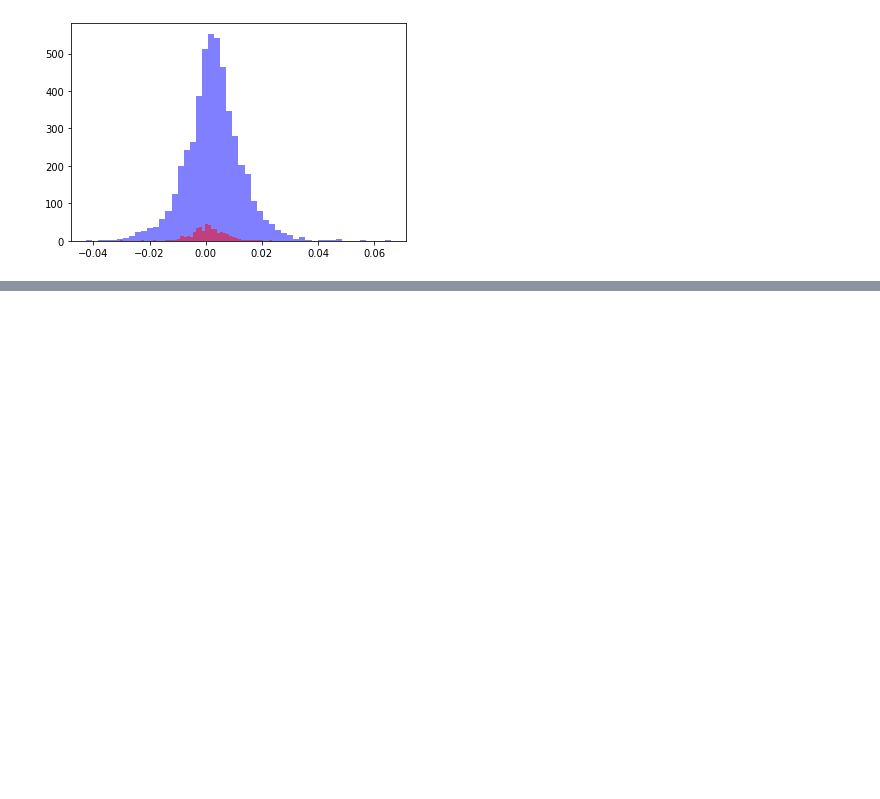
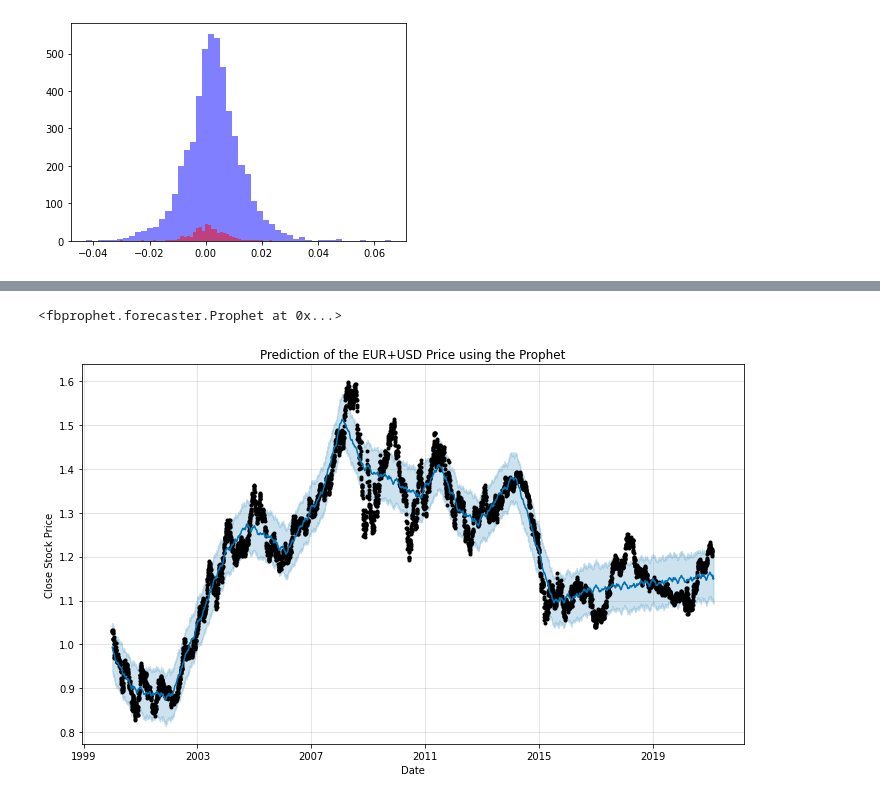
Before and after one commit to Smartsie/Invest, a Jupyter notebook: Invest_with_Currency.ipynb, the cells around one changed output, grey strips where cells are left out. Saved outputs shown, nothing was run; the diff lists cells and outputs as text; code cells hidden in the pictures; blank space fills up the shorter version.

Commit message:
Fb Prophet added

```diff
--- a/Invest_with_Currency.ipynb
+++ b/Invest_with_Currency.ipynb
@@ -701,0 +635,8 @@ ValueError: ignored
+# %%
+data['ds']=data.index
+data['y']=data.Close
+# Select only the important features i.e. the date and price
+#data = data[["Date","Close"]] # select Date and Price
+# Rename the features: These names are NEEDED for the model fitting
+#data = data.rename(columns = {"Date":"ds","Close":"y"}) #renaming the columns of the dataset
+data.head(5)
@@ -701,0 +651,21 @@ ValueError: ignored
+# %%
+df=data[['ds','y','EURJPY']]
+df=df.reset_index()
+# %%
+from fbprophet import Prophet
+m = Prophet(yearly_seasonality=20,daily_seasonality = True) # the Prophet class (model)
+#m.add_regressor('EURJPY')
+m.fit(df) # fit the model using all data
+# %% [output]
+<fbprophet.forecaster.Prophet at 0x...>
+# %%
+future = m.make_future_dataframe(periods=15) #we need to specify the number of days in future
+#future['EURJPY']=df['EURJPY']
+prediction = m.predict(future)
+m.plot(prediction)
+plt.title("Prediction of the EUR+USD Price using the Prophet")
+plt.xlabel("Date")
+plt.ylabel("Close Stock Price")
+plt.show()
+# %% [output]
+[figure, added]
```
Also changed, not shown: parts of 15 cells of this notebook.
